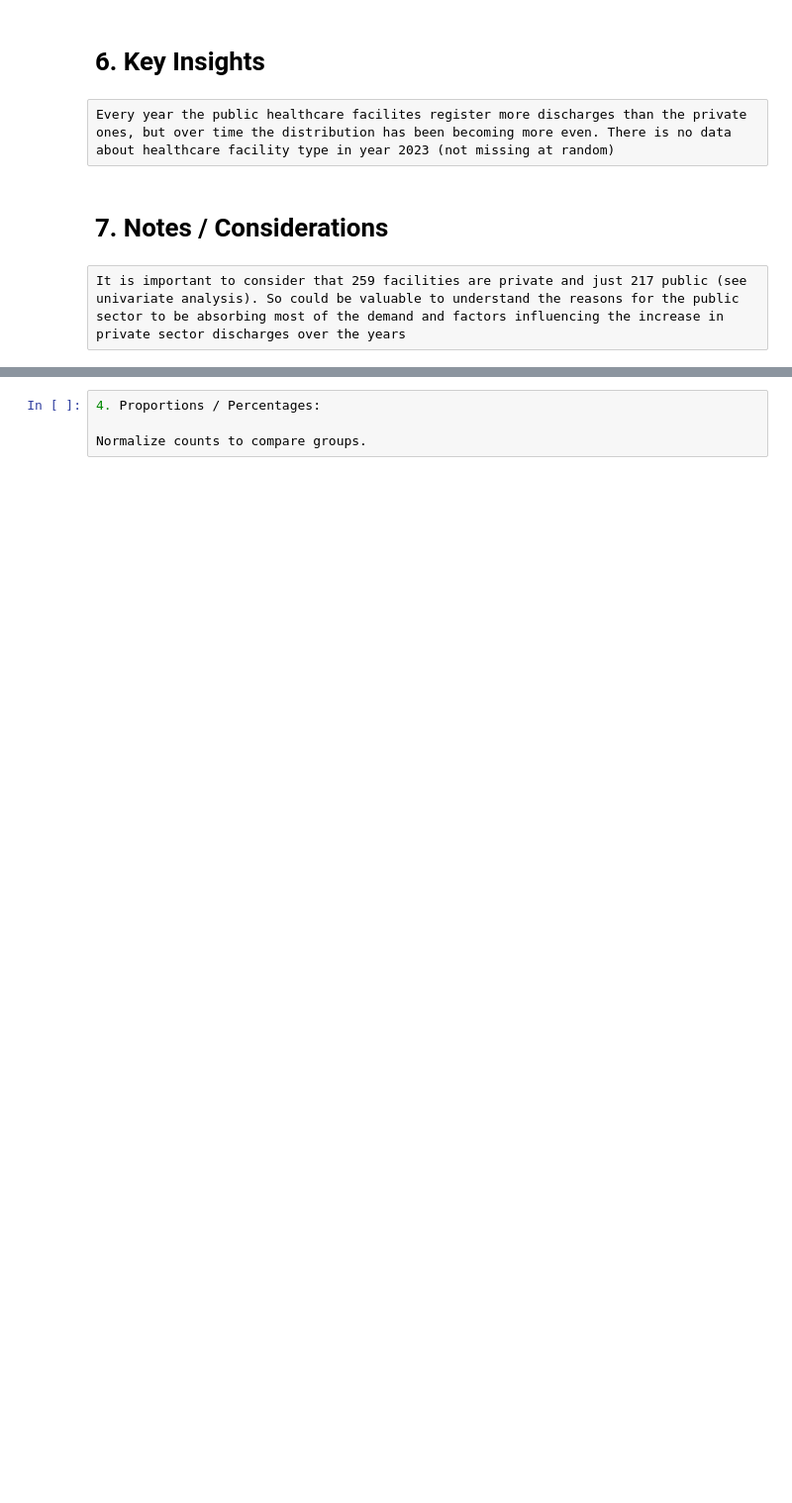
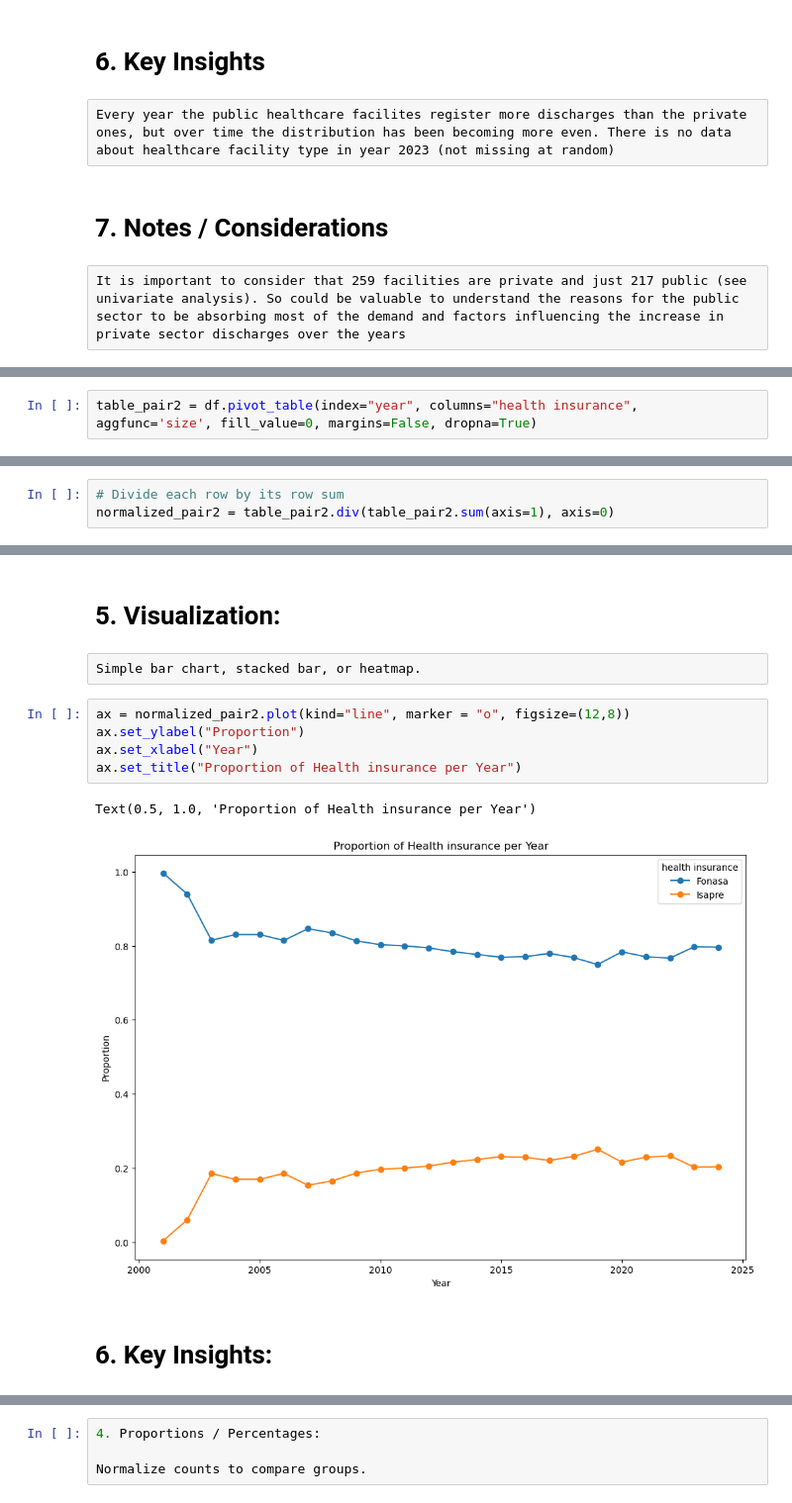
Before and after one commit to mirkopodunavak1996/EDAHospDischarges_Chile2001-2024, a Jupyter notebook: notebooks/General_Analysis_2001-2024_Bivariate(2).ipynb, the cells around one changed output, grey strips where cells are left out. Shown at 99% size. Cells and saved outputs as stored; diff of their text form; blank space fills up the shorter version.

Commit message:
First 2 descriptive pairs of variables are finished

```diff
--- a/notebooks/General_Analysis_2001-2024_Bivariate(2).ipynb
+++ b/notebooks/General_Analysis_2001-2024_Bivariate(2).ipynb
@@ -286,0 +259,2 @@ Show absolute counts or frequency table.
+# %%
+table_pair2 = df.pivot_table(index="year", columns="health insurance", aggfunc='size', fill_value=0, margins=False, dropna=True)
@@ -286,0 +286,3 @@ Show absolute counts or frequency table.
+# %%
+# Divide each row by its row sum
+normalized_pair2 = table_pair2.div(table_pair2.sum(axis=1), axis=0)
@@ -286,0 +310,14 @@ Show absolute counts or frequency table.
+# %% [markdown]
+# 5. Visualization:
+# %% [raw]
+Simple bar chart, stacked bar, or heatmap.
+# %%
+ax = normalized_pair2.plot(kind="line", marker = "o", figsize=(12,8))
+ax.set_ylabel("Proportion")
+ax.set_xlabel("Year")
+ax.set_title("Proportion of Health insurance per Year")
+# %% [output]
+Text(0.5, 1.0, 'Proportion of Health insurance per Year')
+[figure, added]
+# %% [markdown]
+# 6. Key Insights:
```
Also changed, not shown: parts of 51 cells of this notebook.
